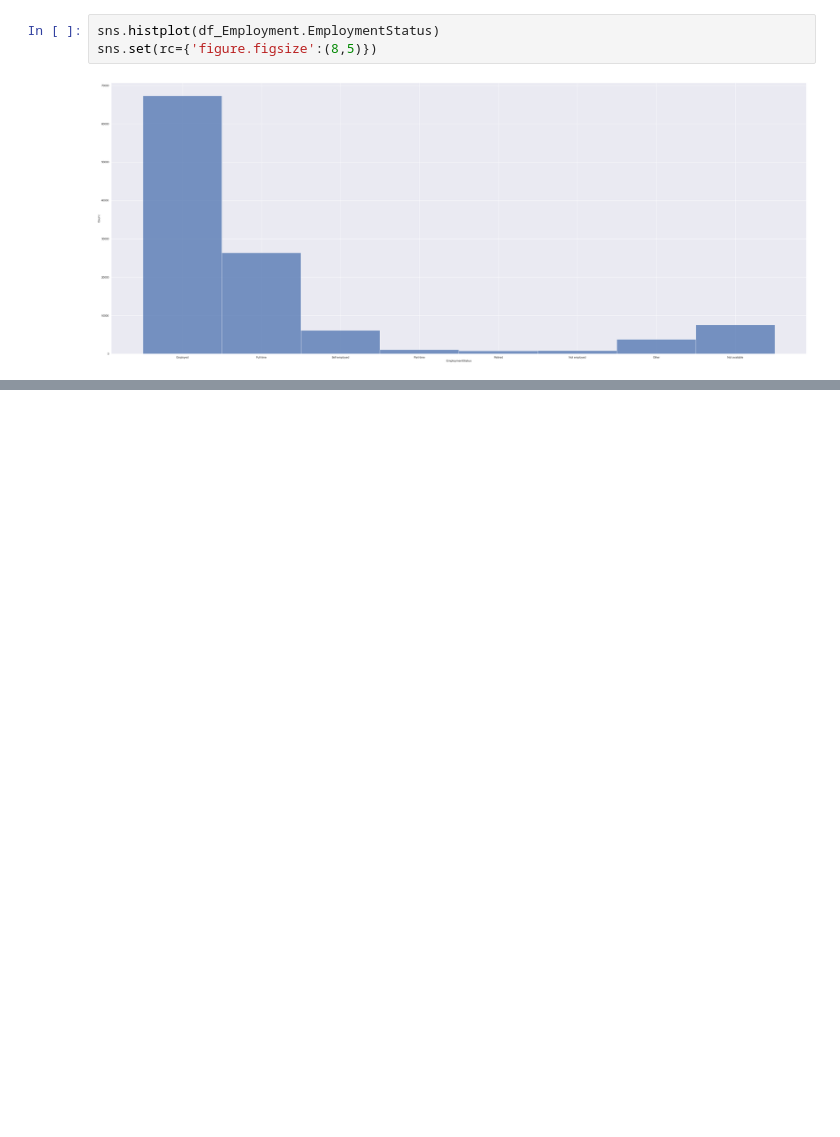
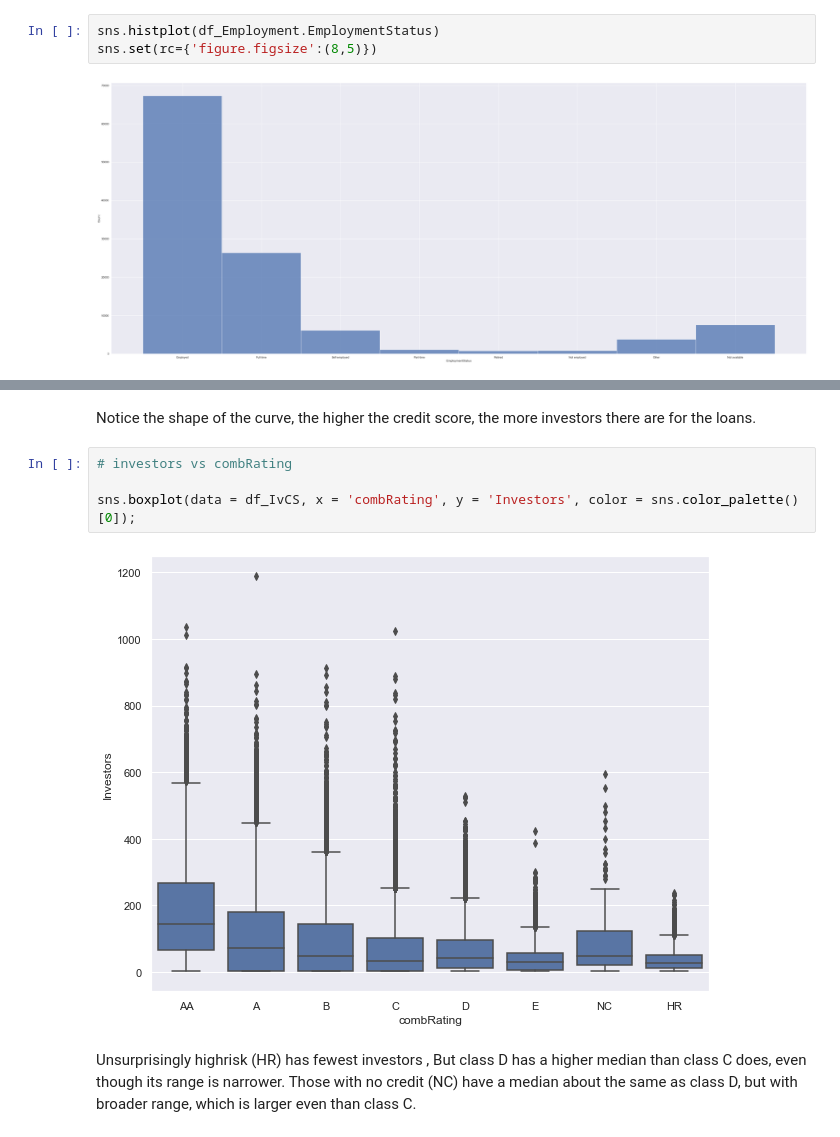
Before and after one commit to Siphra/udacityprojects, a Jupyter notebook: udacity final report/ProsperLoanData.ipynb, the cells around one changed output, grey strips where cells are left out. Drawn from its saved outputs; the diff is of its cells as text; blank space fills up the shorter version.

```diff
--- a/udacity final report/ProsperLoanData.ipynb
+++ b/udacity final report/ProsperLoanData.ipynb
@@ -982,0 +1041,11 @@ Name: EmploymentStatus, dtype: int64
+# %% [markdown]
+Notice the shape of the curve, the higher the credit score, the more investors there are for the loans.
+# %%
+# investors vs combRating
+
+sns.boxplot(data = df_IvCS, x = 'combRating', y = 'Investors', color = sns.color_palette()[0]);
+# %% [output]
+[figure, added]
+# %% [markdown]
+Unsurprisingly highrisk (HR) has fewest investors , But class D has a higher median than class C does, even though
+its range is narrower. Those with no credit (NC) have a median about the same as class D, but with broader range, which is larger even than class C.
```
Also changed, not shown: parts of 24 cells of this notebook.
